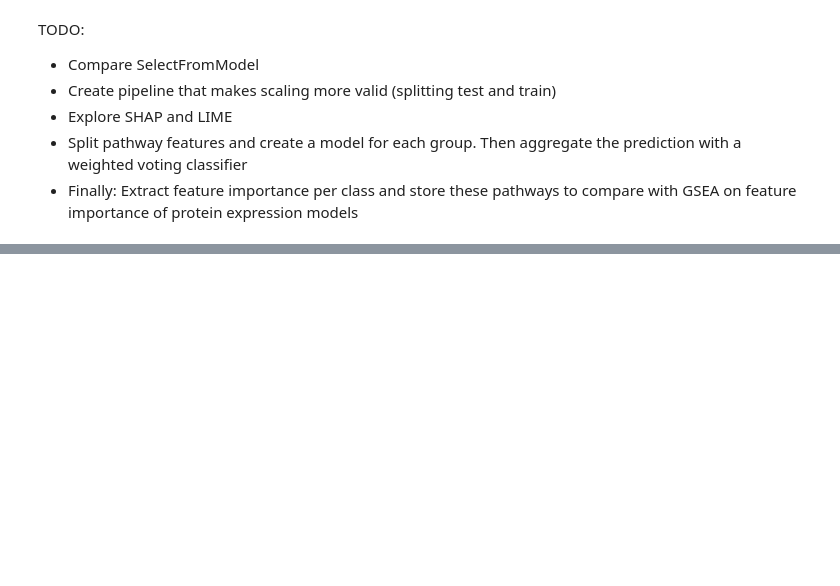
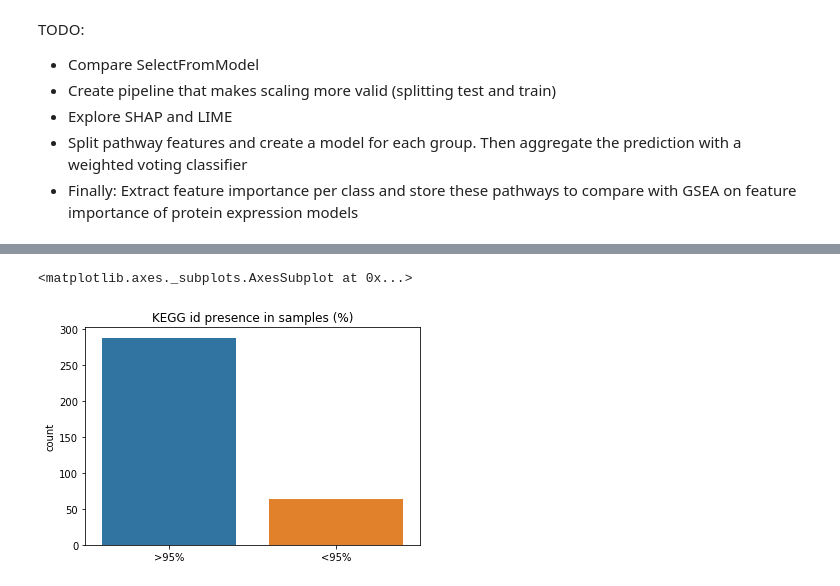
Before and after one commit to SamvPy/Master_thesis_AJ_22_23, a Jupyter notebook: master_thesis/Atlas_analysis/KEGG_mapping.ipynb, the cells around one changed output, grey strips where cells are left out. Cells and saved outputs as stored; diff of their text form; code cells hidden in the pictures; blank space fills up the shorter version.

```diff
--- a/master_thesis/Atlas_analysis/KEGG_mapping.ipynb
+++ b/master_thesis/Atlas_analysis/KEGG_mapping.ipynb
@@ -500,0 +572,9 @@ TODO:
+# %%
+sample_hsa_counts = (df != 0).sum(axis = 0)/df.shape[0] > 0.95
+sample_hsa_counts.replace(True, ">95%", inplace = True)
+sample_hsa_counts.replace(False, "<95%", inplace = True)
+plt.title("KEGG id presence in samples (%)")
+sns.countplot(sample_hsa_counts)
+# %% [output]
+<matplotlib.axes._subplots.AxesSubplot at 0x...>
+[figure, added]
```
Also changed, not shown: parts of 36 cells of this notebook, 13 other files.
